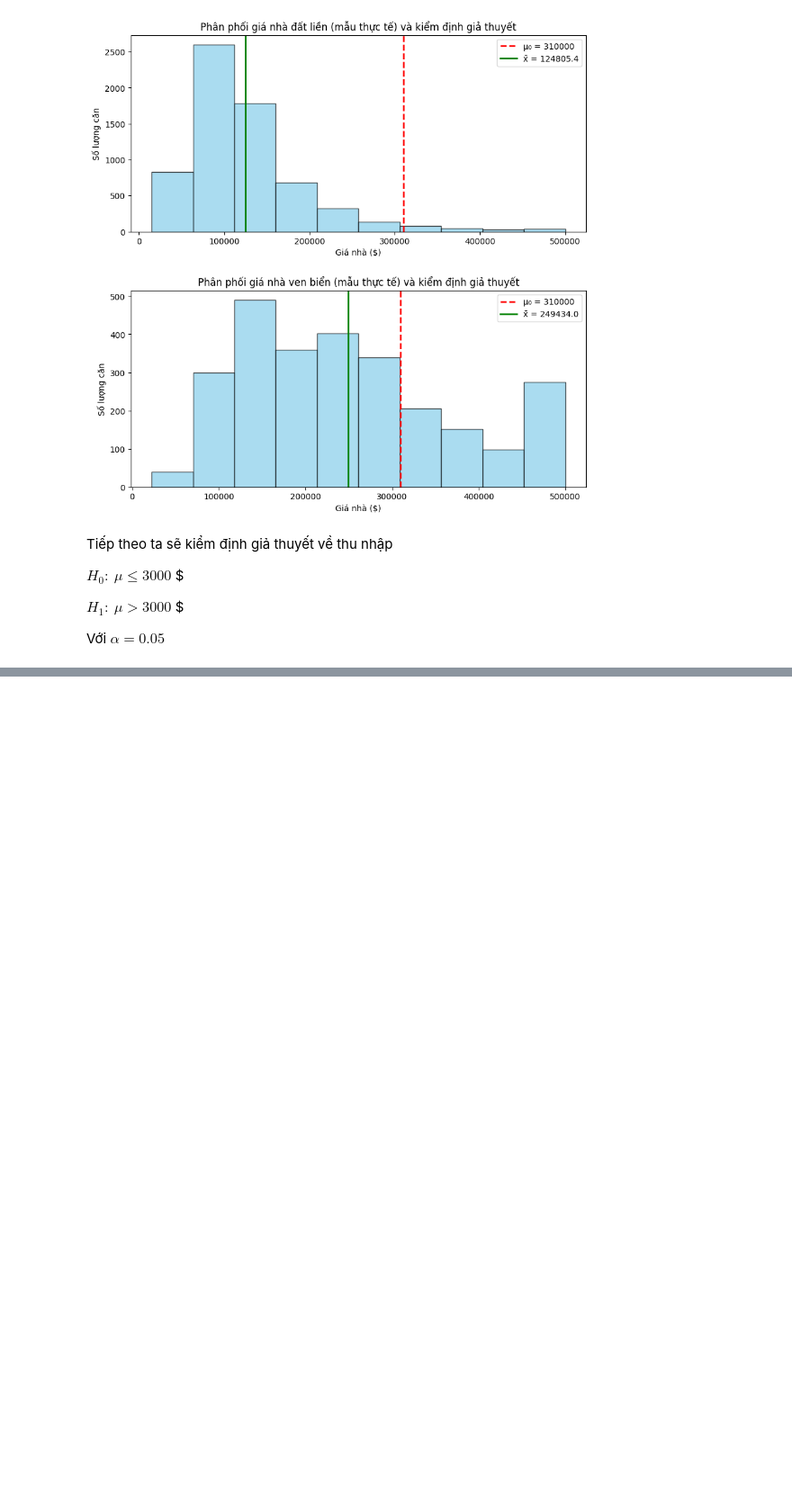
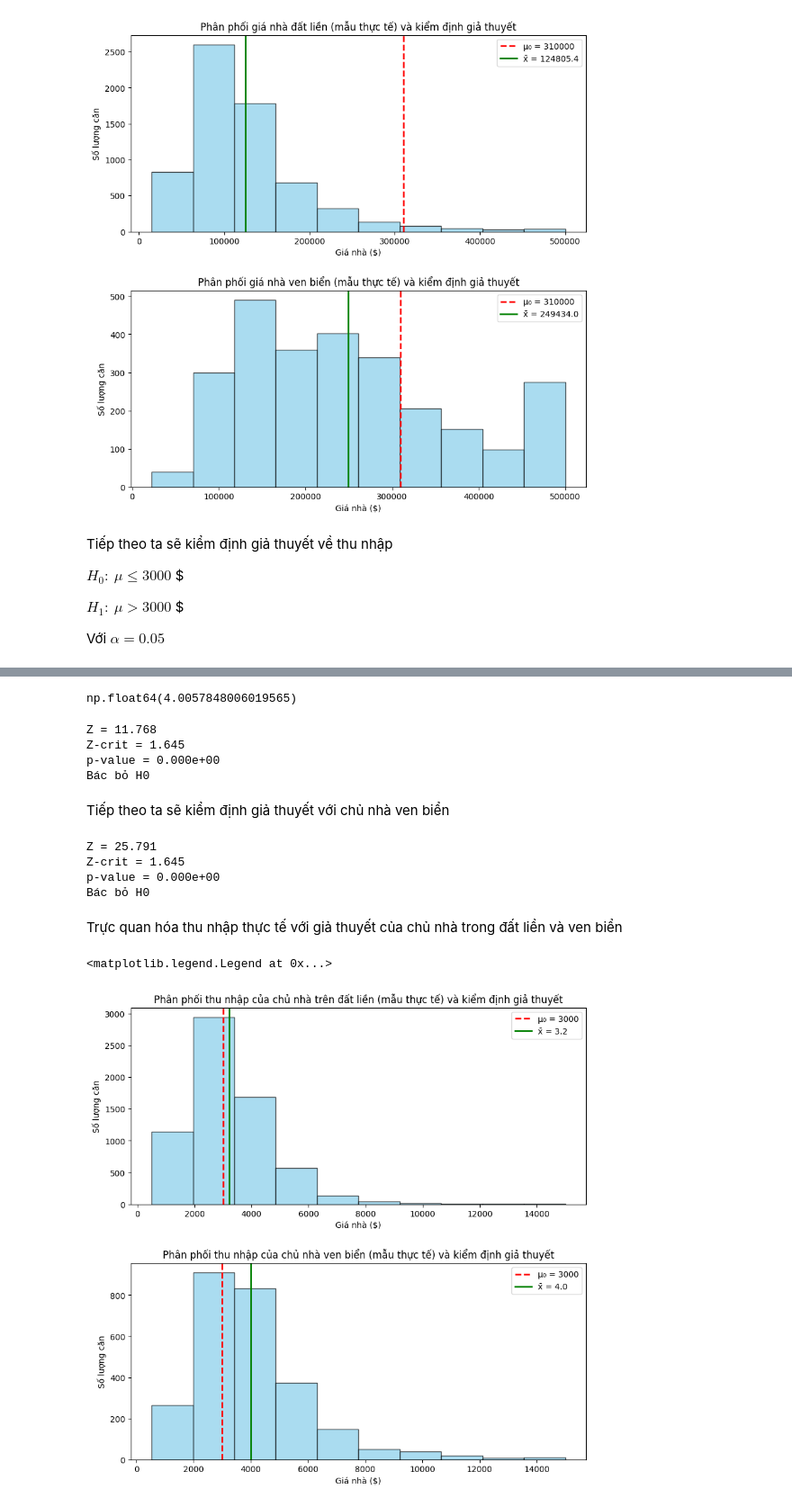
Before and after one commit to KhoiNguyen0000/California_housing_analyst, a Jupyter notebook: 02_Confidence_interval_and_Hypothesis.ipynb, the cells around one changed output, grey strips where cells are left out. Shown: that part at 90% size. Saved outputs shown, nothing was run; the diff lists cells and outputs as text; code cells hidden in the pictures; blank space fills up the shorter version.

```diff
--- a/02_Confidence_interval_and_Hypothesis.ipynb
+++ b/02_Confidence_interval_and_Hypothesis.ipynb
@@ -214,0 +217,73 @@ Với $\alpha = 0.05 $
+# %%
+mean_nearocean_income
+# %% [output]
+np.float64(4.0057848006019565)
+# %%
+mu0 = 3000
+alpha = 0.05
+
+Z = (mean_inland_income*1000 - mu0)/(std_inland_income*1000/math.sqrt(Data_inland.shape[0]))
+p_value = 1 - norm.cdf(Z)
+Z_crit = norm.ppf(1-alpha)
+
+print(f"Z = {Z:.3f}")
+print(f"Z-crit = {Z_crit:.3f}")
+print(f"p-value = {p_value:.3e}")
+
+if Z > Z_crit:
+    print("Bác bỏ H0")
+else:
+    print("Không bác bỏ H0")
+# %% [output]
+Z = 11.768
+Z-crit = 1.645
+p-value = 0.000e+00
+Bác bỏ H0
+# %% [markdown]
+Tiếp theo ta sẽ kiểm định giả thuyết với chủ nhà ven biển
+# %%
+mu0 = 3000
+alpha = 0.05
+
+Z = (mean_nearocean_income*1000 - mu0)/(std_nearocean_income*1000/math.sqrt(Data_near_ocean.shape[0]))
+p_value = 1 - norm.cdf(Z)
+Z_crit = norm.ppf(1-alpha)
+
+print(f"Z = {Z:.3f}")
+print(f"Z-crit = {Z_crit:.3f}")
+print(f"p-value = {p_value:.3e}")
+
+if Z > Z_crit:
+    print("Bác bỏ H0")
+else:
+    print("Không bác bỏ H0")
+# %% [output]
+Z = 25.791
+Z-crit = 1.645
+p-value = 0.000e+00
+Bác bỏ H0
+# %% [markdown]
+Trực quan hóa thu nhập thực tế với giả thuyết của chủ nhà trong đất liền và ven biển
+# %%
+fig, ax = plt.subplots(2,1,figsize=(10,10))
+
+ax[0].hist(Data_inland['median_income']*1000, bins=10, color='skyblue', edgecolor='black', alpha=0.7)
+ax[0].axvline(mu0, color='red', linestyle='--', linewidth=2, label=f"μ₀ = {mu0}")
+ax[0].axvline(mean_inland_income*1000, color='green', linestyle='-', linewidth=2, label=f"x̄ = {mean_inland_income:.1f}")
+ax[0].set_title("Phân phối thu nhập của chủ nhà trên đất liền (mẫu thực tế) và kiểm định giả thuyết")
+ax[0].set_xlabel("Giá nhà ($)")
+ax[0].set_ylabel("Số lượng căn")
+ax[0].legend()
+
+plt.subplots_adjust(hspace=0.3)
+
+ax[1].hist(Data_near_ocean['median_income']*1000, bins=10, color='skyblue', edgecolor='black', alpha=0.7)
+ax[1].axvline(mu0, color='red', linestyle='--', linewidth=2, label=f"μ₀ = {mu0}")
+ax[1].axvline(mean_nearocean_income*1000, color='green', linestyle='-', linewidth=2, label=f"x̄ = {mean_nearocean_income:.1f}")
+ax[1].set_title("Phân phối thu nhập của chủ nhà ven biển (mẫu thực tế) và kiểm định giả thuyết")
+ax[1].set_xlabel("Giá nhà ($)")
+ax[1].set_ylabel("Số lượng căn")
+ax[1].legend()
+# %% [output]
+<matplotlib.legend.Legend at 0x...>
+[figure, added]
```
Also changed, not shown: parts of 1 cell of this notebook.
